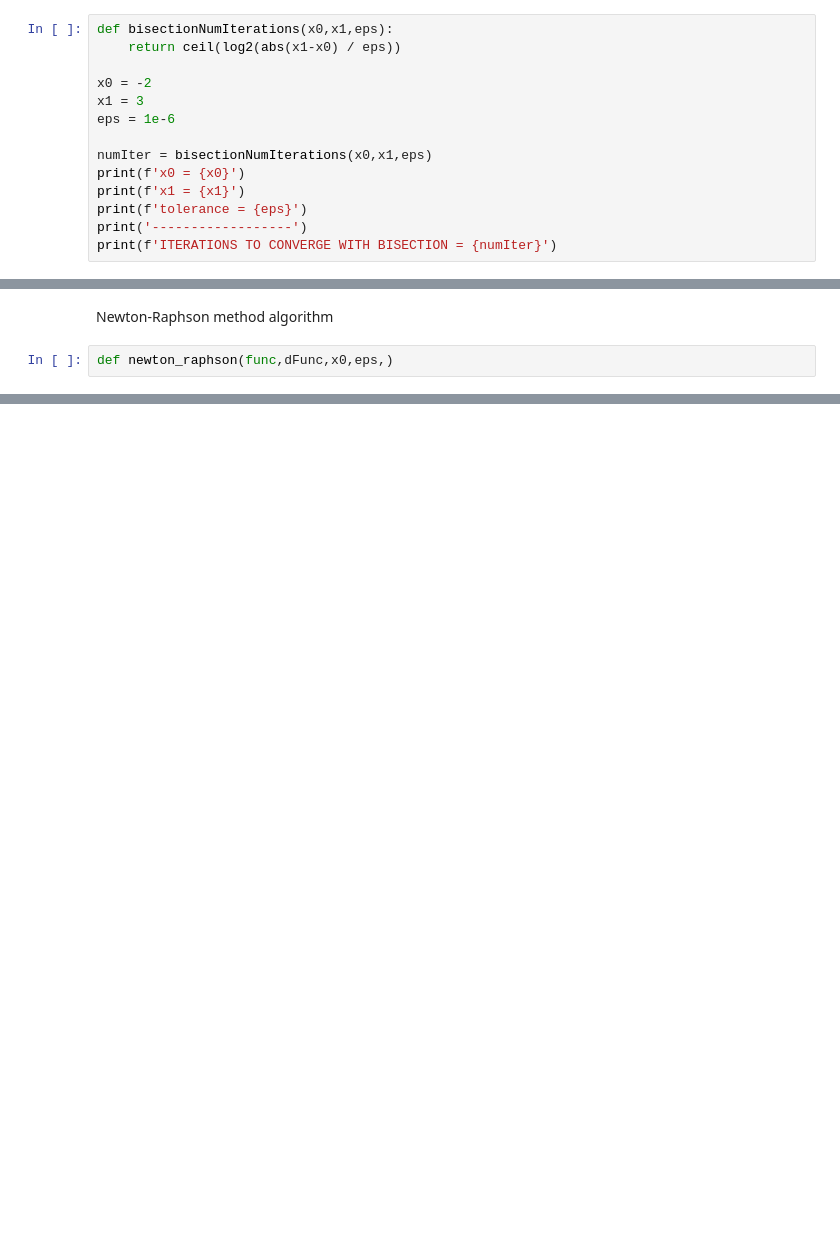
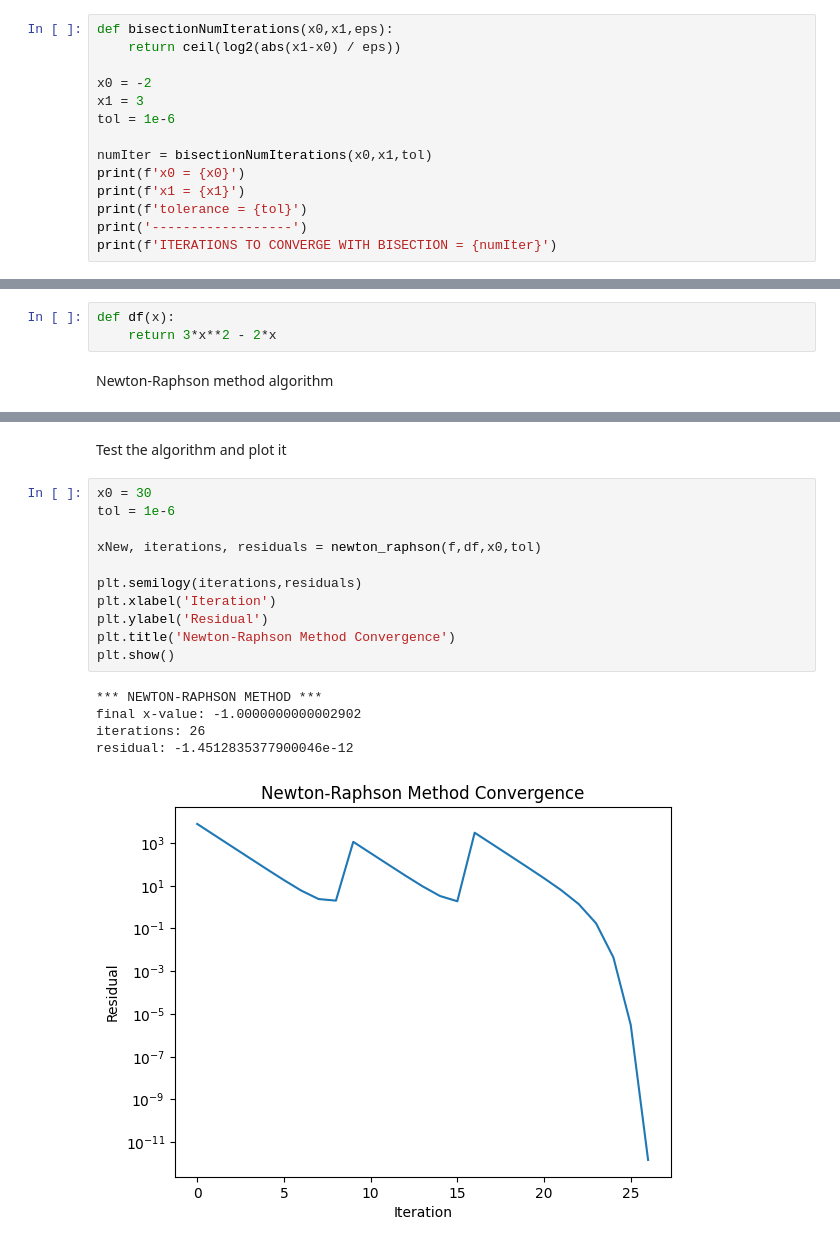
Before and after one commit to diegosol127/AERO-222-Numerical-Methods, a Jupyter notebook: Lab/Lab2/AERO_222_Lab_2.ipynb, the cells around one changed output, grey strips where cells are left out. Cells and saved outputs as stored; diff of their text form; blank space fills up the shorter version.

Commit message:
add newton-raphson method to Lab2

```diff
--- a/Lab/Lab2/AERO_222_Lab_2.ipynb
+++ b/Lab/Lab2/AERO_222_Lab_2.ipynb
@@ -31,12 +31,12 @@ def bisectionNumIterations(x0,x1,eps):
 
 x0 = -2
 x1 = 3
-eps = 1e-6
+tol = 1e-6
 
-numIter = bisectionNumIterations(x0,x1,eps)
+numIter = bisectionNumIterations(x0,x1,tol)
 print(f'x0 = {x0}')
 print(f'x1 = {x1}')
-print(f'tolerance = {eps}')
+print(f'tolerance = {tol}')
 print('------------------')
 print(f'ITERATIONS TO CONVERGE WITH BISECTION = {numIter}')
 # %% [output]
@@ -288,4 +290,5 @@ residual: 6.321660099839477e-07
+# %%
+def df(x):
+    return 3*x**2 - 2*x
 # %% [markdown]
 Newton-Raphson method algorithm
-# %%
-def newton_raphson(func,dFunc,x0,eps,)
@@ -291,0 +351,19 @@ def newton_raphson(func,dFunc,x0,eps,)
+# %% [markdown]
+Test the algorithm and plot it
+# %%
+x0 = 30
+tol = 1e-6
+
+xNew, iterations, residuals = newton_raphson(f,df,x0,tol)
+
+plt.semilogy(iterations,residuals)
+plt.xlabel('Iteration')
+plt.ylabel('Residual')
+plt.title('Newton-Raphson Method Convergence')
+plt.show()
+# %% [output]
+*** NEWTON-RAPHSON METHOD ***
+final x-value: -1.0000000000002902
+iterations: 26
+residual: -1.4512835377900046e-12
+[figure, added]
```
Also changed, not shown: parts of 8 cells of this notebook.
